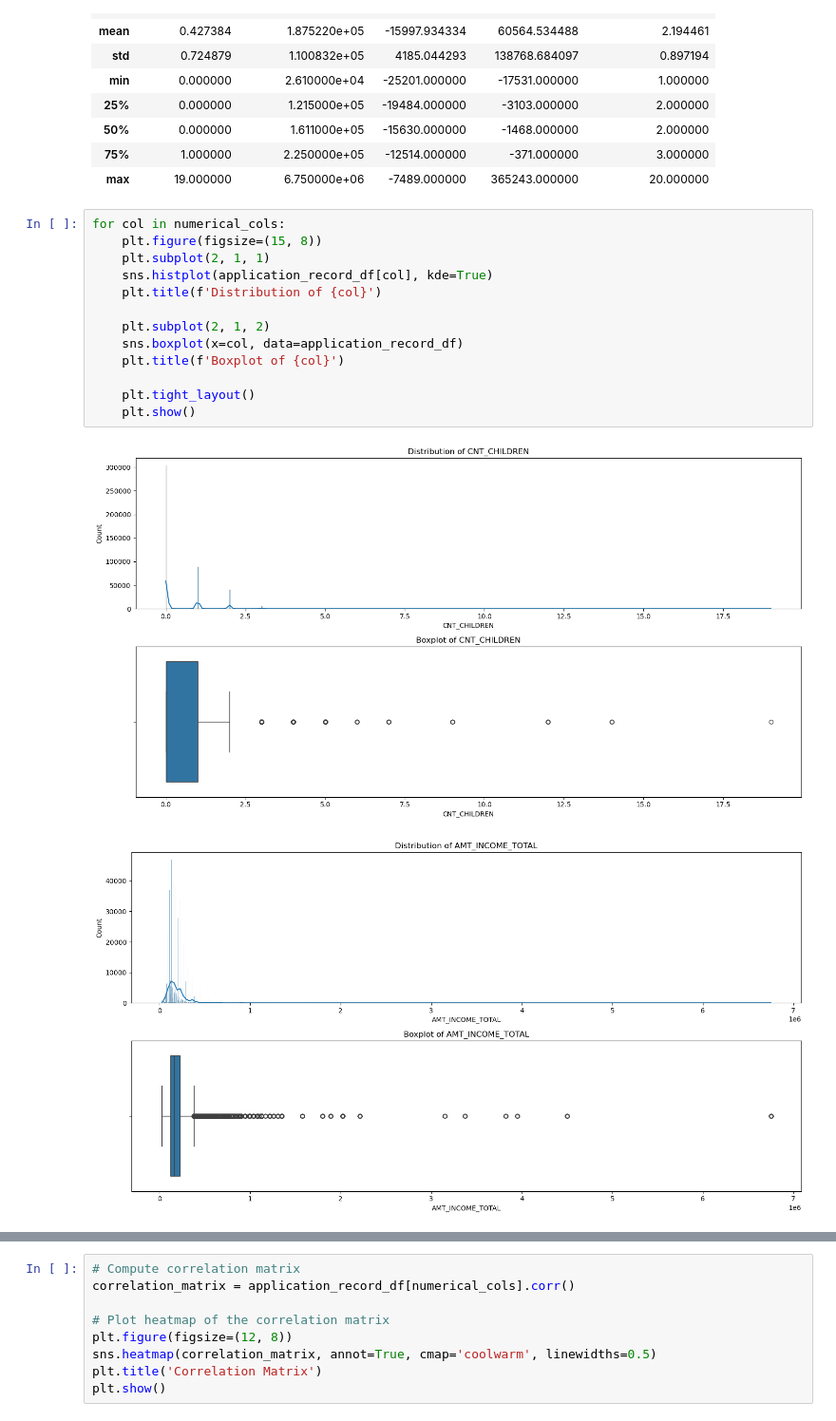
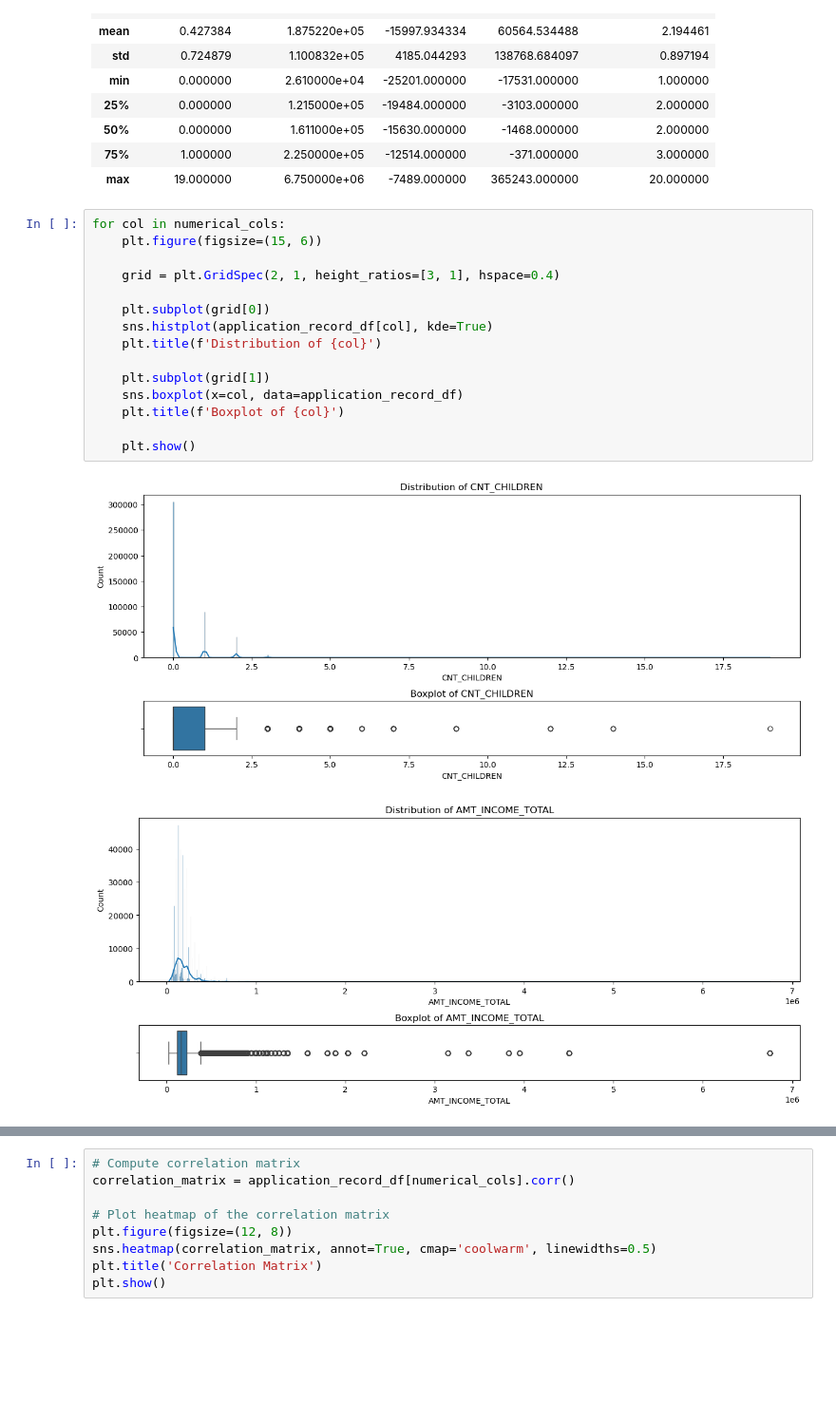
Before and after one commit to DataYankie/CreditCardApproval, a Jupyter notebook: CreditCardApproval.ipynb, the cells around one changed output, grey strips where cells are left out. Shown at 95% size. Saved outputs shown, nothing was run; the diff lists cells and outputs as text; blank space fills up the shorter version.

Commit message:
Updated hist and box plot

```diff
--- a/CreditCardApproval.ipynb
+++ b/CreditCardApproval.ipynb
@@ -467,17 +467,19 @@ application_record_df[numerical_cols].describe()
 | max | 19.000000 | 6.750000e+06 | -7489.000000 | 365243.000000 | 20.000000 |
 # %%
 for col in numerical_cols:
-    plt.figure(figsize=(15, 8))
-    plt.subplot(2, 1, 1)
+    plt.figure(figsize=(15, 6))
+
+    grid = plt.GridSpec(2, 1, height_ratios=[3, 1], hspace=0.4)
+
+    plt.subplot(grid[0])
     sns.histplot(application_record_df[col], kde=True)
     plt.title(f'Distribution of {col}')
 
-    plt.subplot(2, 1, 2)
+    plt.subplot(grid[1])
     sns.boxplot(x=col, data=application_record_df)
     plt.title(f'Boxplot of {col}')
 
-    plt.tight_layout()
     plt.show()
 # %% [output]
-[figure, old version]
+[figure, new version]
-[figure, old version]
+[figure, new version]
```
Also changed, not shown: parts of 1 cell of this notebook.
